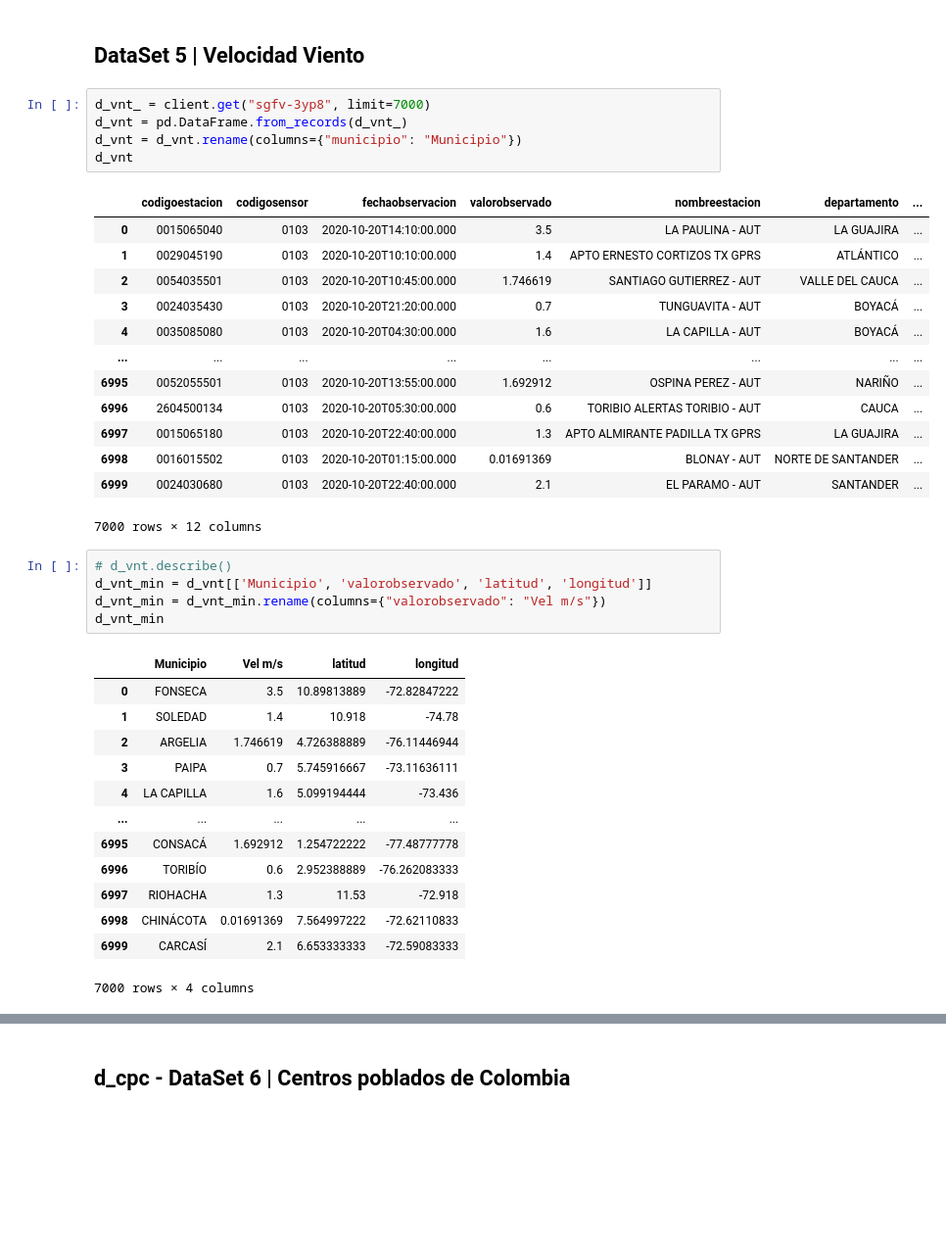
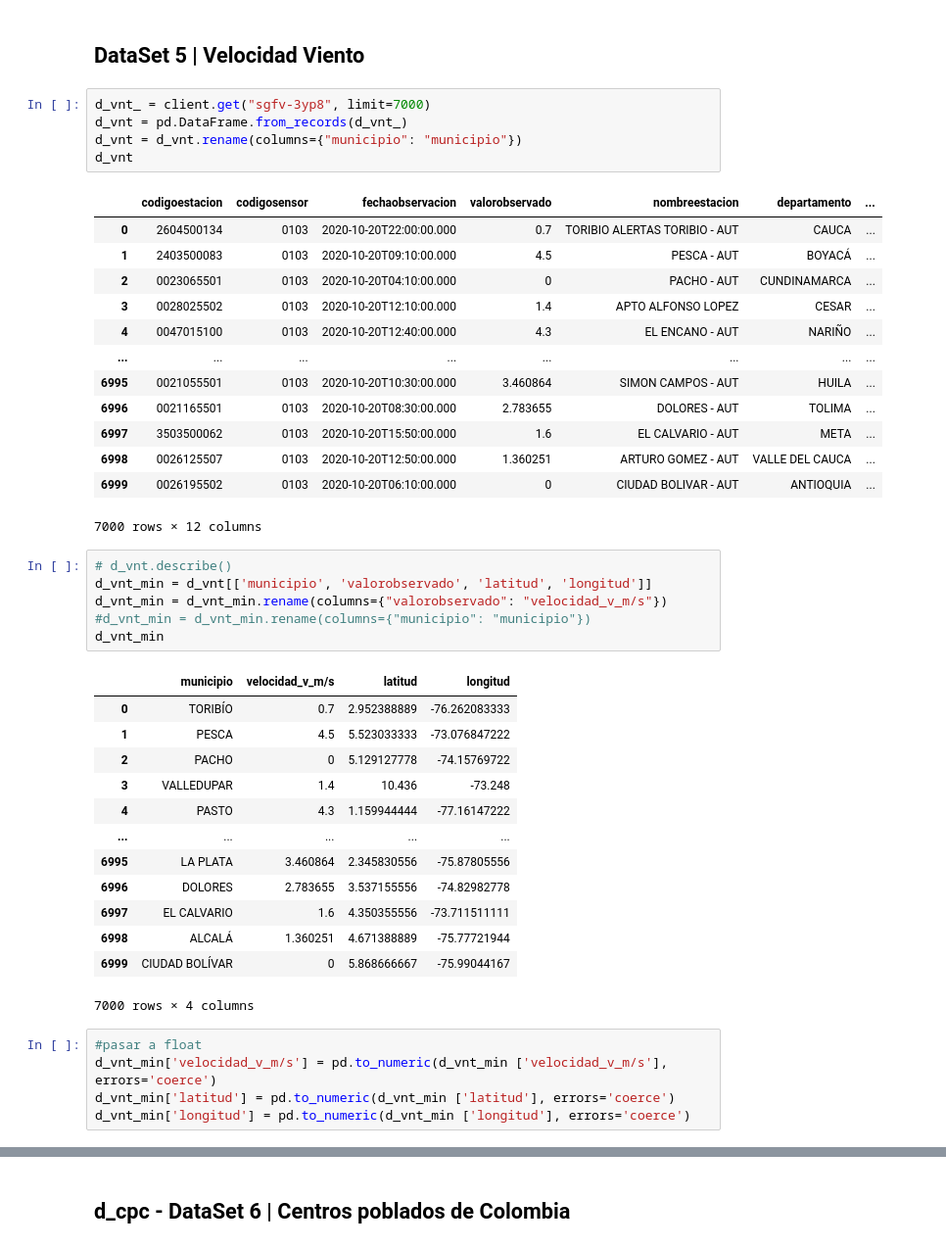
Before and after one commit to gluoneros/greenPredEnergy, a Jupyter notebook: ai.ipynb, the cells around one changed output, grey strips where cells are left out. Shown at 98% size. Saved outputs shown, nothing was run; the diff lists cells and outputs as text; blank space fills up the shorter version.

Commit message:
pasar a numerico, minuculas borrar nan

```diff
--- a/ai.ipynb
+++ b/ai.ipynb
@@ -237,38 +336,44 @@ d_ndll_min
 # %%
 d_vnt_ = client.get("sgfv-3yp8", limit=7000)
 d_vnt = pd.DataFrame.from_records(d_vnt_)
-d_vnt = d_vnt.rename(columns={"municipio": "Municipio"})
+d_vnt = d_vnt.rename(columns={"municipio": "municipio"})
 d_vnt
 # %% [output]
 |  | codigoestacion | codigosensor | fechaobservacion | valorobservado | nombreestacion | departamento | ... |
-| 0 | 0015065040 | 0103 | 2020-10-20T14:10:00.000 | 3.5 | LA PAULINA - AUT | LA GUAJIRA | ... |
-| 1 | 0029045190 | 0103 | 2020-10-20T10:10:00.000 | 1.4 | APTO ERNESTO CORTIZOS TX GPRS | ATLÁNTICO | ... |
-| 2 | 0054035501 | 0103 | 2020-10-20T10:45:00.000 | 1.746619 | SANTIAGO GUTIERREZ - AUT | VALLE DEL CAUCA | ... |
-| 3 | 0024035430 | 0103 | 2020-10-20T21:20:00.000 | 0.7 | TUNGUAVITA - AUT | BOYACÁ | ... |
-| 4 | 0035085080 | 0103 | 2020-10-20T04:30:00.000 | 1.6 | LA CAPILLA - AUT | BOYACÁ | ... |
+| 0 | 2604500134 | 0103 | 2020-10-20T22:00:00.000 | 0.7 | TORIBIO ALERTAS TORIBIO - AUT | CAUCA | ... |
+| 1 | 2403500083 | 0103 | 2020-10-20T09:10:00.000 | 4.5 | PESCA - AUT | BOYACÁ | ... |
+| 2 | 0023065501 | 0103 | 2020-10-20T04:10:00.000 | 0 | PACHO - AUT | CUNDINAMARCA | ... |
+| 3 | 0028025502 | 0103 | 2020-10-20T12:10:00.000 | 1.4 | APTO ALFONSO LOPEZ | CESAR | ... |
+| 4 | 0047015100 | 0103 | 2020-10-20T12:40:00.000 | 4.3 | EL ENCANO - AUT | NARIÑO | ... |
 | ... | ... | ... | ... | ... | ... | ... | ... |
-| 6995 | 0052055501 | 0103 | 2020-10-20T13:55:00.000 | 1.692912 | OSPINA PEREZ - AUT | NARIÑO | ... |
-| 6996 | 2604500134 | 0103 | 2020-10-20T05:30:00.000 | 0.6 | TORIBIO ALERTAS TORIBIO - AUT | CAUCA | ... |
-| 6997 | 0015065180 | 0103 | 2020-10-20T22:40:00.000 | 1.3 | APTO ALMIRANTE PADILLA TX GPRS | LA GUAJIRA | ... |
-| 6998 | 0016015502 | 0103 | 2020-10-20T01:15:00.000 | 0.01691369 | BLONAY - AUT | NORTE DE SANTANDER | ... |
-| 6999 | 0024030680 | 0103 | 2020-10-20T22:40:00.000 | 2.1 | EL PARAMO - AUT | SANTANDER | ... |
+| 6995 | 0021055501 | 0103 | 2020-10-20T10:30:00.000 | 3.460864 | SIMON CAMPOS - AUT | HUILA | ... |
+| 6996 | 0021165501 | 0103 | 2020-10-20T08:30:00.000 | 2.783655 | DOLORES - AUT | TOLIMA | ... |
+| 6997 | 3503500062 | 0103 | 2020-10-20T15:50:00.000 | 1.6 | EL CALVARIO - AUT | META | ... |
+| 6998 | 0026125507 | 0103 | 2020-10-20T12:50:00.000 | 1.360251 | ARTURO GOMEZ - AUT | VALLE DEL CAUCA | ... |
+| 6999 | 0026195502 | 0103 | 2020-10-20T06:10:00.000 | 0 | CIUDAD BOLIVAR - AUT | ANTIOQUIA | ... |
 7000 rows × 12 columns
 # %%
 # d_vnt.describe()
-d_vnt_min = d_vnt[['Municipio', 'valorobservado', 'latitud', 'longitud']]
-d_vnt_min = d_vnt_min.rename(columns={"valorobservado": "Vel m/s"})
+d_vnt_min = d_vnt[['municipio', 'valorobservado', 'latitud', 'longitud']]
+d_vnt_min = d_vnt_min.rename(columns={"valorobservado": "velocidad_v_m/s"})
+#d_vnt_min = d_vnt_min.rename(columns={"municipio": "municipio"})
 d_vnt_min
 # %% [output]
-|  | Municipio | Vel m/s | latitud | longitud |
-| 0 | FONSECA | 3.5 | 10.89813889 | -72.82847222 |
-| 1 | SOLEDAD | 1.4 | 10.918 | -74.78 |
-| 2 | ARGELIA | 1.746619 | 4.726388889 | -76.11446944 |
-| 3 | PAIPA | 0.7 | 5.745916667 | -73.11636111 |
-| 4 | LA CAPILLA | 1.6 | 5.099194444 | -73.436 |
+|  | municipio | velocidad_v_m/s | latitud | longitud |
+| 0 | TORIBÍO | 0.7 | 2.952388889 | -76.262083333 |
+| 1 | PESCA | 4.5 | 5.523033333 | -73.076847222 |
+| 2 | PACHO | 0 | 5.129127778 | -74.15769722 |
+| 3 | VALLEDUPAR | 1.4 | 10.436 | -73.248 |
+| 4 | PASTO | 4.3 | 1.159944444 | -77.16147222 |
 | ... | ... | ... | ... | ... |
-| 6995 | CONSACÁ | 1.692912 | 1.254722222 | -77.48777778 |
-| 6996 | TORIBÍO | 0.6 | 2.952388889 | -76.262083333 |
-| 6997 | RIOHACHA | 1.3 | 11.53 | -72.918 |
-| 6998 | CHINÁCOTA | 0.01691369 | 7.564997222 | -72.62110833 |
-| 6999 | CARCASÍ | 2.1 | 6.653333333 | -72.59083333 |
+| 6995 | LA PLATA | 3.460864 | 2.345830556 | -75.87805556 |
+| 6996 | DOLORES | 2.783655 | 3.537155556 | -74.82982778 |
+| 6997 | EL CALVARIO | 1.6 | 4.350355556 | -73.711511111 |
+| 6998 | ALCALÁ | 1.360251 | 4.671388889 | -75.77721944 |
+| 6999 | CIUDAD BOLÍVAR | 0 | 5.868666667 | -75.99044167 |
 7000 rows × 4 columns
+# %%
+#pasar a float
+d_vnt_min['velocidad_v_m/s'] = pd.to_numeric(d_vnt_min ['velocidad_v_m/s'], errors='coerce')
+d_vnt_min['latitud'] = pd.to_numeric(d_vnt_min ['latitud'], errors='coerce')
+d_vnt_min['longitud'] = pd.to_numeric(d_vnt_min ['longitud'], errors='coerce')
```
Also changed, not shown: parts of 22 cells of this notebook.
